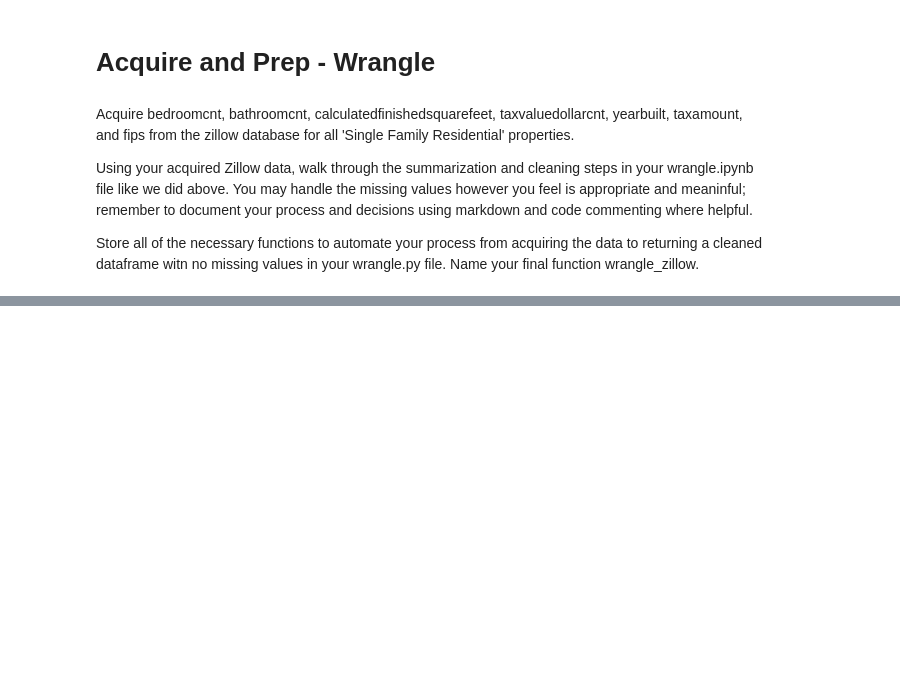
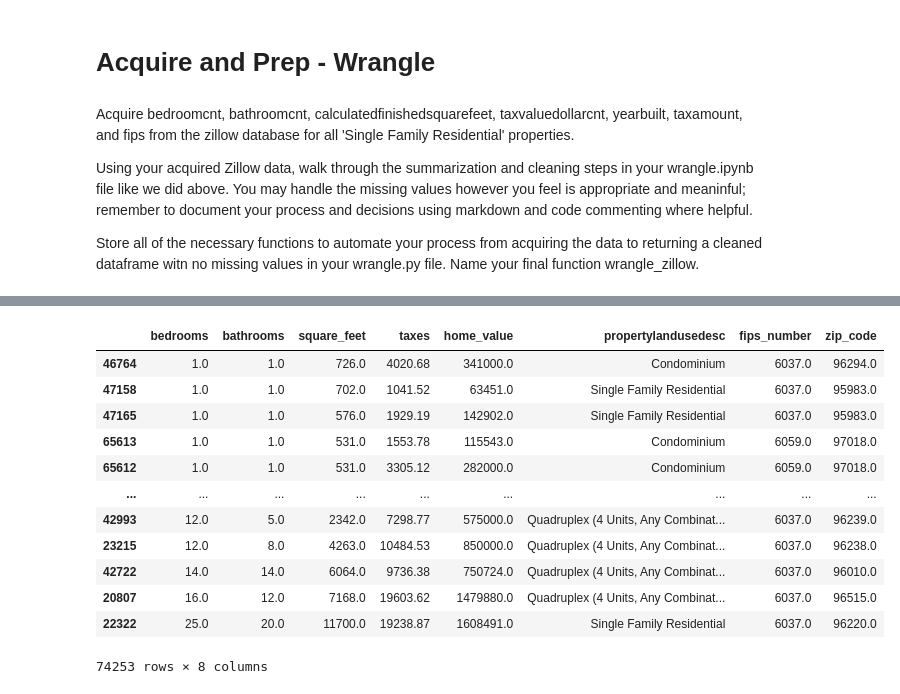
Before and after one commit to KristineCabanela/regression-exercises, a Jupyter notebook: wrangle.ipynb, the cells around one changed output, grey strips where cells are left out. Drawn from its saved outputs; the diff is of its cells as text; code cells hidden in the pictures; blank space fills up the shorter version.

```diff
--- a/wrangle.ipynb
+++ b/wrangle.ipynb
@@ -52,0 +200,17 @@ AttributeError: 'function' object has no attribute 'head'
+# %%
+df.sort_values(["bedrooms"], ascending=True)
+#I can confirm that bedrooms with 0 count have been dropped in new df
+# %% [output]
+|  | bedrooms | bathrooms | square_feet | taxes | home_value | propertylandusedesc | fips_number | zip_code |
+| 46764 | 1.0 | 1.0 | 726.0 | 4020.68 | 341000.0 | Condominium | 6037.0 | 96294.0 |
+| 47158 | 1.0 | 1.0 | 702.0 | 1041.52 | 63451.0 | Single Family Residential | 6037.0 | 95983.0 |
+| 47165 | 1.0 | 1.0 | 576.0 | 1929.19 | 142902.0 | Single Family Residential | 6037.0 | 95983.0 |
+| 65613 | 1.0 | 1.0 | 531.0 | 1553.78 | 115543.0 | Condominium | 6059.0 | 97018.0 |
+| 65612 | 1.0 | 1.0 | 531.0 | 3305.12 | 282000.0 | Condominium | 6059.0 | 97018.0 |
+| ... | ... | ... | ... | ... | ... | ... | ... | ... |
+| 42993 | 12.0 | 5.0 | 2342.0 | 7298.77 | 575000.0 | Quadruplex (4 Units, Any Combinat... | 6037.0 | 96239.0 |
+| 23215 | 12.0 | 8.0 | 4263.0 | 10484.53 | 850000.0 | Quadruplex (4 Units, Any Combinat... | 6037.0 | 96238.0 |
+| 42722 | 14.0 | 14.0 | 6064.0 | 9736.38 | 750724.0 | Quadruplex (4 Units, Any Combinat... | 6037.0 | 96010.0 |
+| 20807 | 16.0 | 12.0 | 7168.0 | 19603.62 | 1479880.0 | Quadruplex (4 Units, Any Combinat... | 6037.0 | 96515.0 |
+| 22322 | 25.0 | 20.0 | 11700.0 | 19238.87 | 1608491.0 | Single Family Residential | 6037.0 | 96220.0 |
+74253 rows × 8 columns
```
Also changed, not shown: parts of 22 cells of this notebook.
